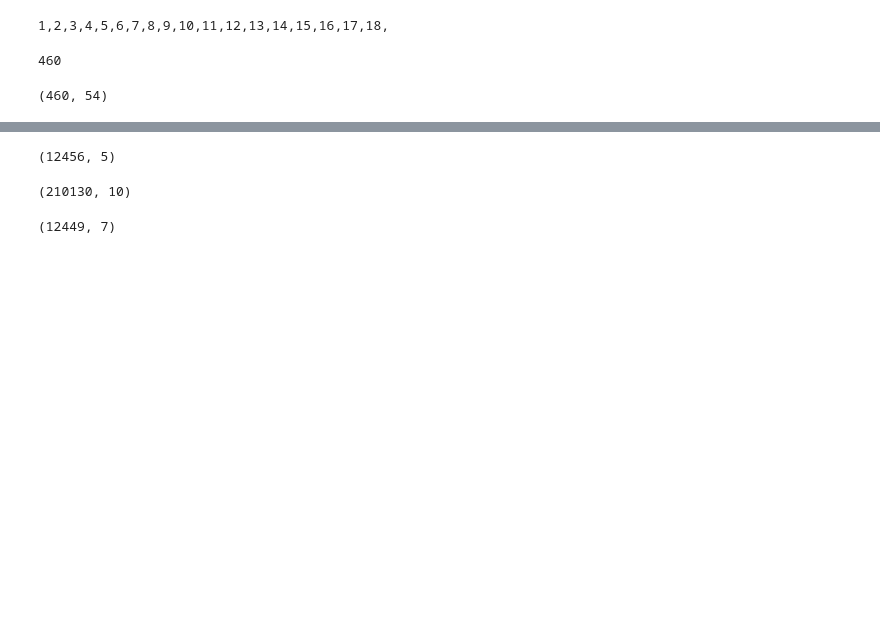
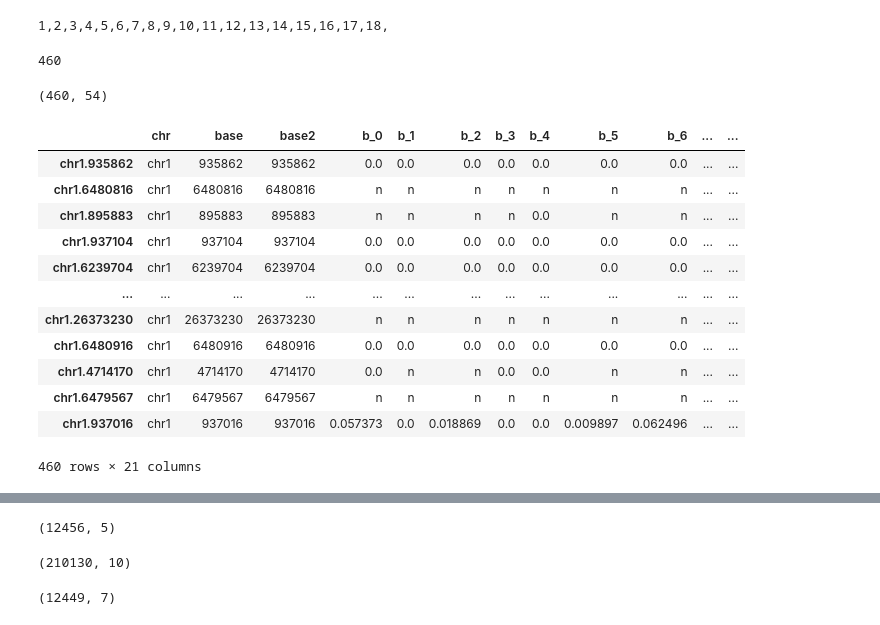
Before and after one commit to moqri/aging_2021, a Jupyter notebook: index/Untitled.ipynb, the cells around one changed output, grey strips where cells are left out. Saved outputs shown, nothing was run; the diff lists cells and outputs as text; code cells hidden in the pictures; blank space fills up the shorter version.

```diff
--- a/index/Untitled.ipynb
+++ b/index/Untitled.ipynb
@@ -52,5 +52,23 @@ dg['chr']=dg.index.str.split('.').str[0]
 dg['base']=dg.index.str.split('.').str[1]
 # %%
 dg['base2']=dg['base']
+# %%
+dg=dg[list(dg.columns[-3:])+(list(dg.columns[:-3]))]
+# %%
+dg=dg.fillna('n')
 # %%
-dg['strand']='+'
+dg.dtype
+# %% [output]
+|  | chr | base | base2 | b_0 | b_1 | b_2 | b_3 | b_4 | b_5 | b_6 | ... | ... |
+| chr1.935862 | chr1 | 935862 | 935862 | 0.0 | 0.0 | 0.0 | 0.0 | 0.0 | 0.0 | 0.0 | ... | ... |
+| chr1.6480816 | chr1 | 6480816 | 6480816 | n | n | n | n | n | n | n | ... | ... |
+| chr1.895883 | chr1 | 895883 | 895883 | n | n | n | n | 0.0 | n | n | ... | ... |
+| chr1.937104 | chr1 | 937104 | 937104 | 0.0 | 0.0 | 0.0 | 0.0 | 0.0 | 0.0 | 0.0 | ... | ... |
+| chr1.6239704 | chr1 | 6239704 | 6239704 | 0.0 | 0.0 | 0.0 | 0.0 | 0.0 | 0.0 | 0.0 | ... | ... |
+| ... | ... | ... | ... | ... | ... | ... | ... | ... | ... | ... | ... | ... |
+| chr1.26373230 | chr1 | 26373230 | 26373230 | n | n | n | n | n | n | n | ... | ... |
+| chr1.6480916 | chr1 | 6480916 | 6480916 | 0.0 | 0.0 | 0.0 | 0.0 | 0.0 | 0.0 | 0.0 | ... | ... |
+| chr1.4714170 | chr1 | 4714170 | 4714170 | 0.0 | n | n | 0.0 | 0.0 | n | n | ... | ... |
+| chr1.6479567 | chr1 | 6479567 | 6479567 | n | n | n | n | n | n | n | ... | ... |
+| chr1.937016 | chr1 | 937016 | 937016 | 0.057373 | 0.0 | 0.018869 | 0.0 | 0.0 | 0.009897 | 0.062496 | ... | ... |
+460 rows × 21 columns
```
Also changed, not shown: parts of 4 cells of this notebook.
